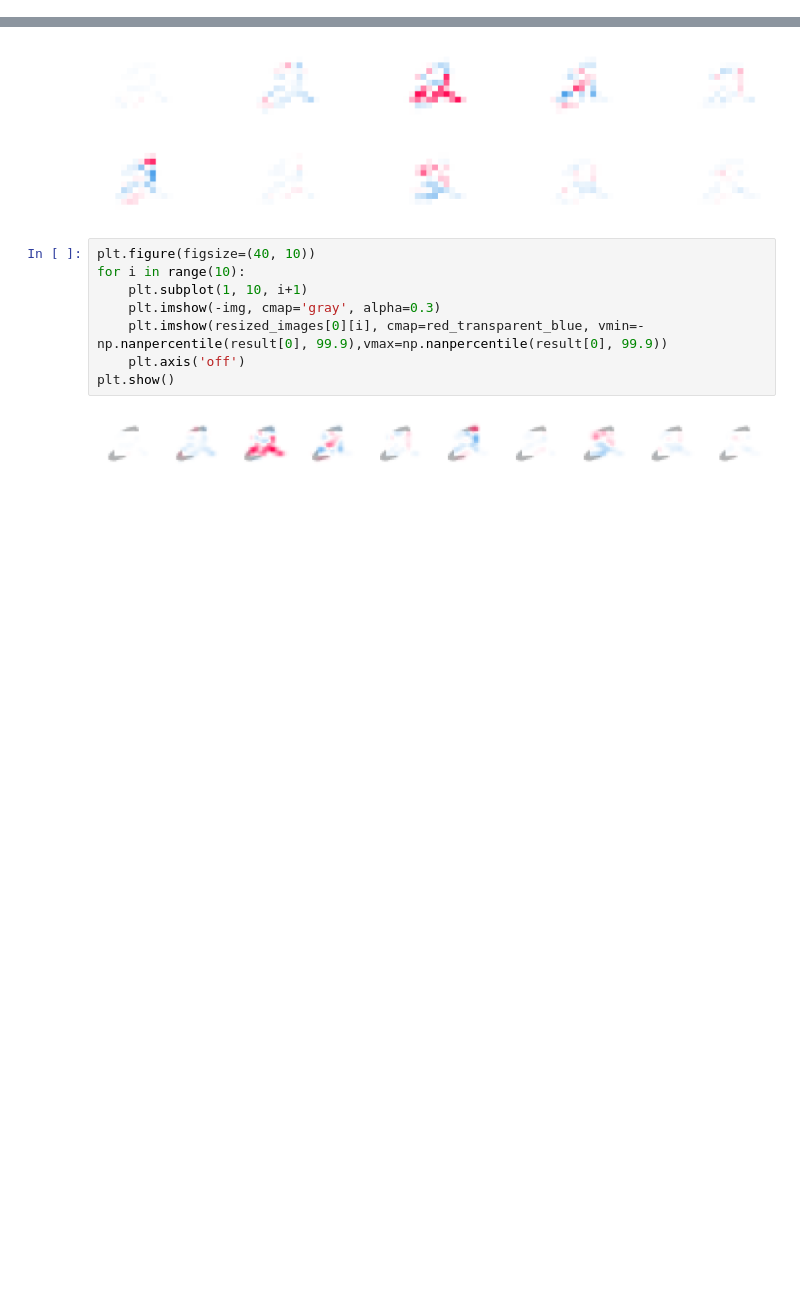
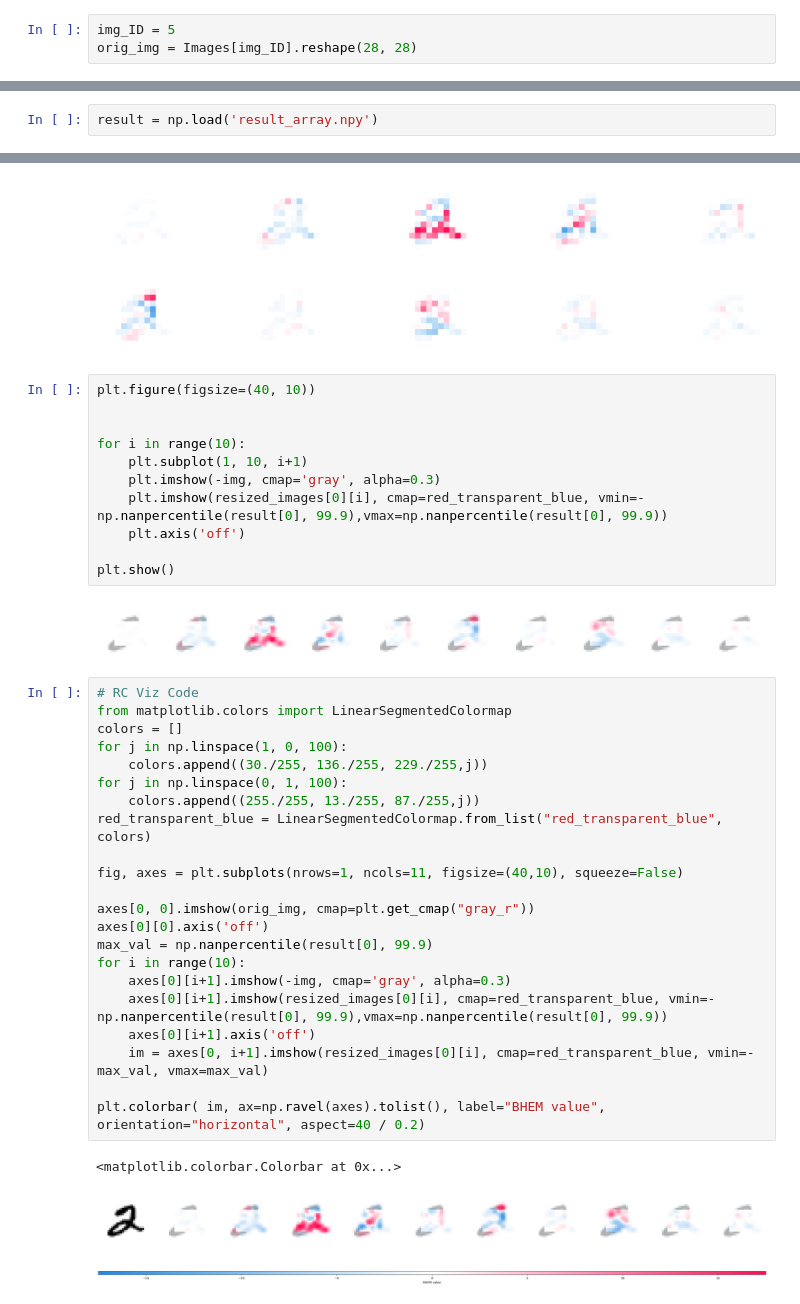
Before and after one commit to Shaun-Z/BHEM, a Jupyter notebook: model/explanation/bhem.ipynb, the cells around one changed output, grey strips where cells are left out. Cells and saved outputs as stored; diff of their text form; blank space fills up the shorter version.

Commit message:
Visualization Code

```diff
--- a/model/explanation/bhem.ipynb
+++ b/model/explanation/bhem.ipynb
@@ -125,6 +109,9 @@ img = Images[img_ID].reshape(28, 28)
 label = Xlabel[img_ID]
 # img = image_array.astype(np.float32)
 bhem_exp = BhemExp(img, layer_num=4, random_state=None, random_seed=None)
+# %%
+img_ID = 5
+orig_img = Images[img_ID].reshape(28, 28)
 # %%
 bhem_exp.print_explanation_info()
 # %% [output]
@@ -218,3 +207,5 @@ result = scores.reshape(1,10, 14, 14)
 # %%
 result
 np.save('result_array.npy', result)
+# %%
+result = np.load('result_array.npy')
@@ -245,11 +240,39 @@ plt.show()
 [figure]
 # %%
 plt.figure(figsize=(40, 10))
+
+
 for i in range(10):
     plt.subplot(1, 10, i+1)
     plt.imshow(-img, cmap='gray', alpha=0.3)
     plt.imshow(resized_images[0][i], cmap=red_transparent_blue, vmin=-np.nanpercentile(result[0], 99.9),vmax=np.nanpercentile(result[0], 99.9))
     plt.axis('off')
+
 plt.show()
 # %% [output]
 [figure]
+# %%
+# RC Viz Code
+from matplotlib.colors import LinearSegmentedColormap
+colors = []
+for j in np.linspace(1, 0, 100):
+    colors.append((30./255, 136./255, 229./255,j))
+for j in np.linspace(0, 1, 100):
+    colors.append((255./255, 13./255, 87./255,j))
+red_transparent_blue = LinearSegmentedColormap.from_list("red_transparent_blue", colors)
+
+fig, axes = plt.subplots(nrows=1, ncols=11, figsize=(40,10), squeeze=False)
+
+axes[0, 0].imshow(orig_img, cmap=plt.get_cmap("gray_r"))
+axes[0][0].axis('off')
+max_val = np.nanpercentile(result[0], 99.9)
+for i in range(10):
+    axes[0][i+1].imshow(-img, cmap='gray', alpha=0.3)
+    axes[0][i+1].imshow(resized_images[0][i], cmap=red_transparent_blue, vmin=-np.nanpercentile(result[0], 99.9),vmax=np.nanpercentile(result[0], 99.9))
+    axes[0][i+1].axis('off')
+    im = axes[0, i+1].imshow(resized_images[0][i], cmap=red_transparent_blue, vmin=-max_val, vmax=max_val)
+
+plt.colorbar( im, ax=np.ravel(axes).tolist(), label="BHEM value", orientation="horizontal", aspect=40 / 0.2)
+# %% [output]
+<matplotlib.colorbar.Colorbar at 0x...>
+[figure, added]
```
Also changed, not shown: parts of 9 cells of this notebook, 1 other file.
